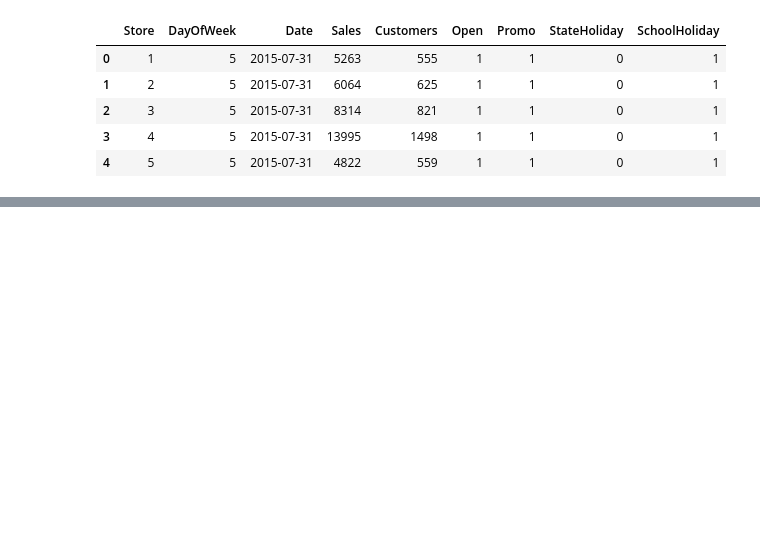
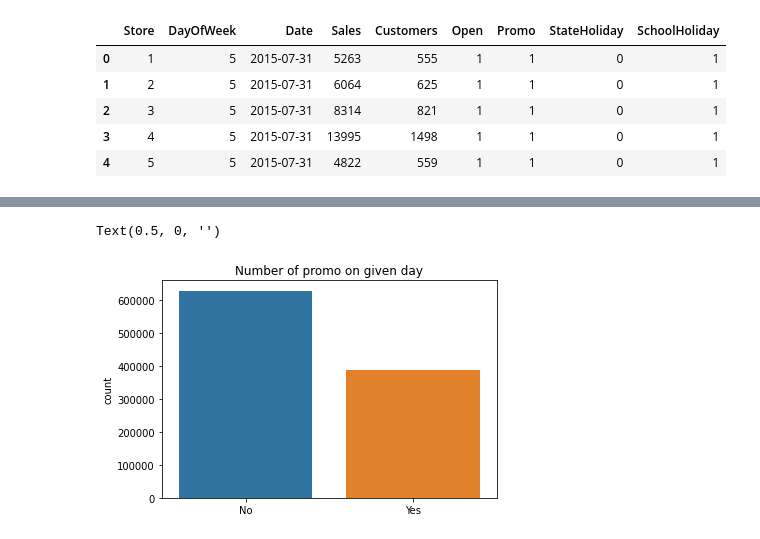
Before and after one commit to hrithikwel8/Rossmann_Sales_Prediction, a Jupyter notebook: Pradip_Rossmann_Sales_Prediction_Capstone_Project.ipynb, the cells around one changed output, grey strips where cells are left out. Drawn from its saved outputs; the diff is of its cells as text; code cells hidden in the pictures; blank space fills up the shorter version.

```diff
--- a/Pradip_Rossmann_Sales_Prediction_Capstone_Project.ipynb
+++ b/Pradip_Rossmann_Sales_Prediction_Capstone_Project.ipynb
@@ -69,0 +128,9 @@ store_df.head()
+# %%
+# number of promo
+count = sns.countplot(store_data_df['Promo'])
+count.set_title('Number of promo on given day')
+count.set_xticklabels(['No', 'Yes'])
+count.set_xlabel('')
+# %% [output]
+Text(0.5, 0, '')
+[figure, added]
```
Also changed, not shown: parts of 16 cells of this notebook.
